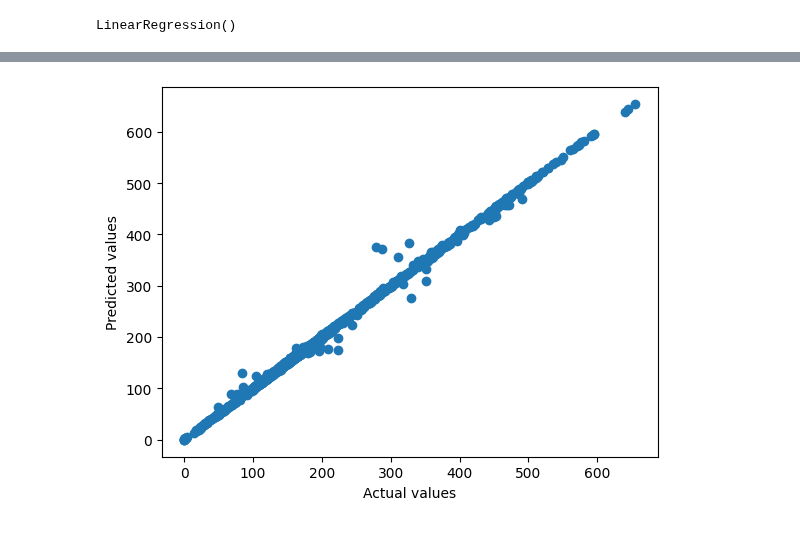
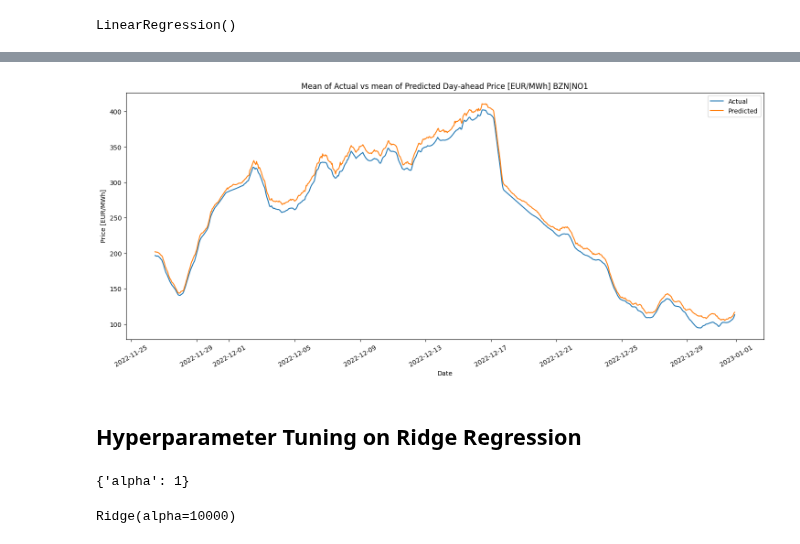
Before and after one commit to HIOF-Bachelor-Project-Group-7/Time-series-energy-price-prediction-bidding-zone-N01, a Jupyter notebook: code/LinearRegression.ipynb, the cells around one changed output, grey strips where cells are left out. Cells and saved outputs as stored; diff of their text form; code cells hidden in the pictures.

Commit message:
Linear, lasso, ridge regression

```diff
--- a/code/LinearRegression.ipynb
+++ b/code/LinearRegression.ipynb
@@ -30,0 +24,4 @@ X_train.head()
+# %%
+# Set the 'ds' column as the index of the dataframe
+data.set_index('ds', inplace=True)
+type(data.index)
@@ -30,0 +30,3 @@ X_train.head()
+# %%
+# Split the dataset into training, validation and testing sets
+train, test = train_test_split(data, test_size=0.2, shuffle=False)
@@ -30,0 +52,15 @@ X_train.head()
+# %%
+# Create lagged training and testing sets
+lagged_train = create_lagged_dataset(train)
+lagged_test = create_lagged_dataset(test)
+# %%
+# Split the training and testing sets into X_train , y_train , X_test , and y_test
+X_train = lagged_train.drop(['y'], axis=1)
+y_train = lagged_train['y']
+
+X_test = lagged_test.drop(['y'], axis=1)
+y_test = lagged_test['y']
+
+# Print the shape of the training, validation and testing datasets
+print("Training set shape:  ", X_train.shape, y_train.shape)
+print("Testing set shape:   ", X_test.shape, y_test.shape)
@@ -91,8 +124,47 @@ Stored Energy Value Water Reservoirs and Hydro Storage Plants [MWh] - BZN|NO3: 0
-# %%
-# Plot the predicted values against the actual values
-plt.plot(y_test, predicted_values, 'o')
-plt.xlabel('Actual values')
-plt.ylabel('Predicted values')
-plt.show()
-# %% [output]
-[figure, removed]
+# %%
+# Set the figure size
+plt.figure(figsize=(18, 7))
+
+# Plot the mean of the actual and predicted values
+plt.plot(y_test.index, np.mean(y_test, axis=1), label='Actual')
+plt.plot(y_test.index, np.mean(predicted_values, axis=1), label='Predicted')
+
+# Set the title and axis labels
+plt.title('Mean of Actual vs mean of Predicted Day-ahead Price [EUR/MWh] BZN|NO1')
+plt.xlabel('Date')
+plt.ylabel('Price [EUR/MWh]')
+
+# Rotate the x-axis labels
+plt.xticks(rotation=30)
+
+# Add a legend
+plt.legend()
+
+# Show the plot
+plt.show()
+# %% [output]
+[figure, added]
+# %% [markdown]
+## Hyperparameter Tuning on Ridge Regression
+# %%
+params = {
+    'alpha': [0.001, 0.01, 0.1, 1, 10, 100, 1000, 10000, 100000],
+}
+
+ridge = Ridge()
+
+ridge_regressor = GridSearchCV(ridge, params, scoring='neg_mean_squared_error', cv=5)
+
+ridge_regressor.fit(X_train, y_train)
+
+print(ridge_regressor.best_params_)
+# %% [output]
+{'alpha': 1}
+# %%
+# Create a Ridge Regression model with the optimal hyperparameters
+model = ridge_regressor.best_estimator_
+
+# Fit the model to the training set
+model.fit(X_train, y_train)
+# %% [output]
+Ridge(alpha=10000)
```
Also changed, not shown: parts of 25 cells of this notebook, 1 other file.
